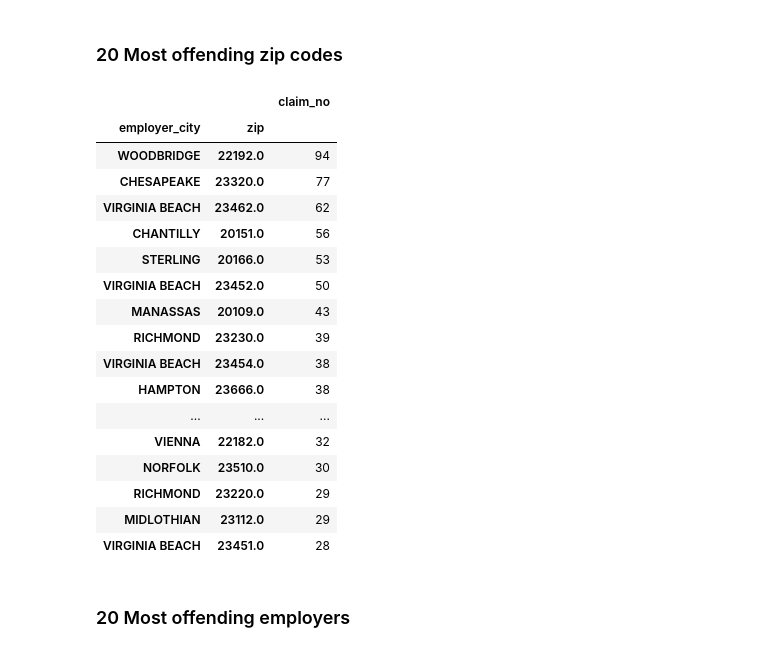
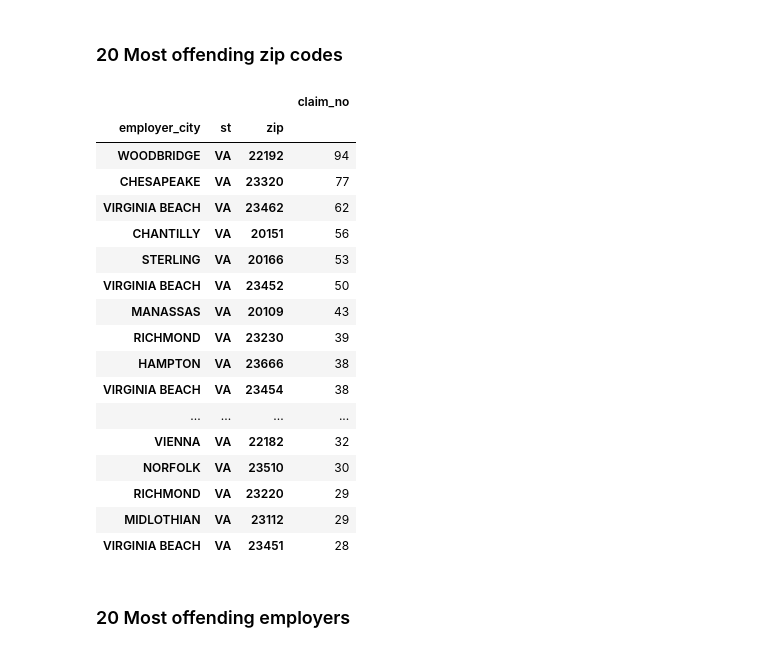
Before and after one commit to code-for-charlottesville/LAJC-Wage-Theft-Data, a Jupyter notebook: Work in progress/alvarado.ipynb, the cells around one changed output. Cells and saved outputs as stored; diff of their text form; code cells hidden in the pictures.

```diff
--- a/Work in progress/alvarado.ipynb
+++ b/Work in progress/alvarado.ipynb
@@ -205,0 +281,4 @@ with sqlite3.connect('lajc.db') as db:
+# %%
+nonempty_cols = codebook[~codebook['Values'].str.match('All missing')].index.tolist()
+# %%
+df = df[nonempty_cols]
@@ -281,7 +401,7 @@ q3_a, q3_b, q3_c
 # %%
 start_date_col = 'case_open_re_open'
 end_date_col = 'case_close_reclose_date'
-df['how_long_investigation'] = df[end_date_col+'_DATE'] - df[start_date_col+'_DATE']
+df['how_long_investigation'] = df[end_date_col] - df[start_date_col]
 # %%
 df.how_long_investigation.describe()
 # %% [output]
@@ -299,7 +419,7 @@ Name: how_long_investigation, dtype: object
 # %%
 start_date_col = 'claim_received'
 end_date_col = 'date_for_wages'
-df['how_long_get_wage_order'] = df[end_date_col+'_DATE'] - df[start_date_col+'_DATE']
+df['how_long_get_wage_order'] = df[end_date_col] - df[start_date_col]
 # %%
 df.how_long_get_wage_order.describe()
 # %% [output]
@@ -375,27 +496,27 @@ df.employer_city.value_counts().to_frame().head(20)
 # %% [markdown]
 ### 20 Most offending zip codes
 # %%
-df.groupby(['employer_city', 'zip']).claim_no.count()\
+df.groupby(['employer_city', 'st', 'zip']).claim_no.count()\
     .to_frame().sort_values('claim_no', ascending=False).head(20)
 # %% [output]
-|  |  | claim_no |
-| employer_city | zip |  |
-| WOODBRIDGE | 22192.0 | 94 |
-| CHESAPEAKE | 23320.0 | 77 |
-| VIRGINIA BEACH | 23462.0 | 62 |
-| CHANTILLY | 20151.0 | 56 |
-| STERLING | 20166.0 | 53 |
-| VIRGINIA BEACH | 23452.0 | 50 |
-| MANASSAS | 20109.0 | 43 |
-| RICHMOND | 23230.0 | 39 |
-| VIRGINIA BEACH | 23454.0 | 38 |
-| HAMPTON | 23666.0 | 38 |
-| ... | ... | ... |
-| VIENNA | 22182.0 | 32 |
-| NORFOLK | 23510.0 | 30 |
-| RICHMOND | 23220.0 | 29 |
-| MIDLOTHIAN | 23112.0 | 29 |
-| VIRGINIA BEACH | 23451.0 | 28 |
+|  |  |  | claim_no |
+| employer_city | st | zip |  |
+| WOODBRIDGE | VA | 22192 | 94 |
+| CHESAPEAKE | VA | 23320 | 77 |
+| VIRGINIA BEACH | VA | 23462 | 62 |
+| CHANTILLY | VA | 20151 | 56 |
+| STERLING | VA | 20166 | 53 |
+| VIRGINIA BEACH | VA | 23452 | 50 |
+| MANASSAS | VA | 20109 | 43 |
+| RICHMOND | VA | 23230 | 39 |
+| HAMPTON | VA | 23666 | 38 |
+| VIRGINIA BEACH | VA | 23454 | 38 |
+| ... | ... | ... | ... |
+| VIENNA | VA | 22182 | 32 |
+| NORFOLK | VA | 23510 | 30 |
+| RICHMOND | VA | 23220 | 29 |
+| MIDLOTHIAN | VA | 23112 | 29 |
+| VIRGINIA BEACH | VA | 23451 | 28 |
 # %% [markdown]
 ### 20 Most offending employers
 # %%
```
Also changed, not shown: parts of 50 cells of this notebook, 1 other file.
